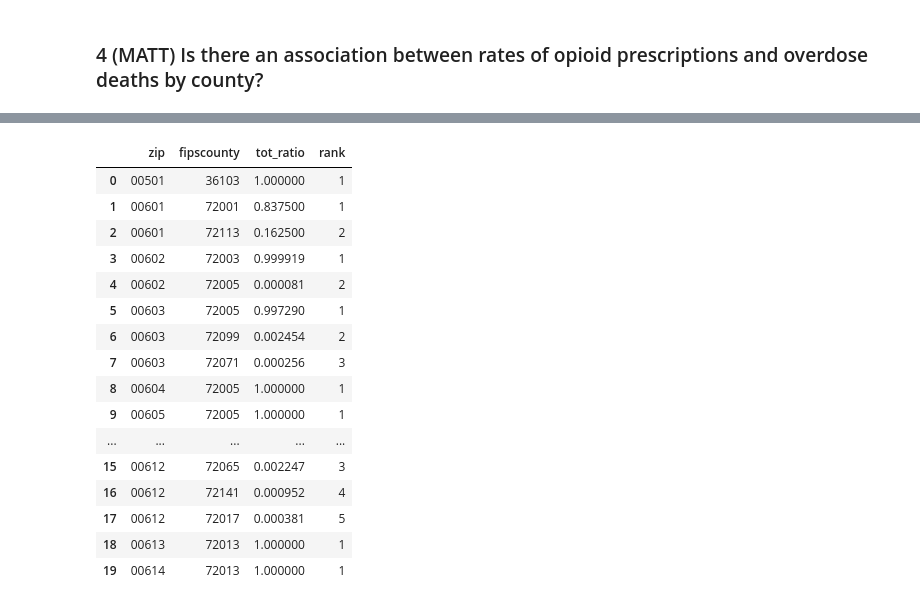
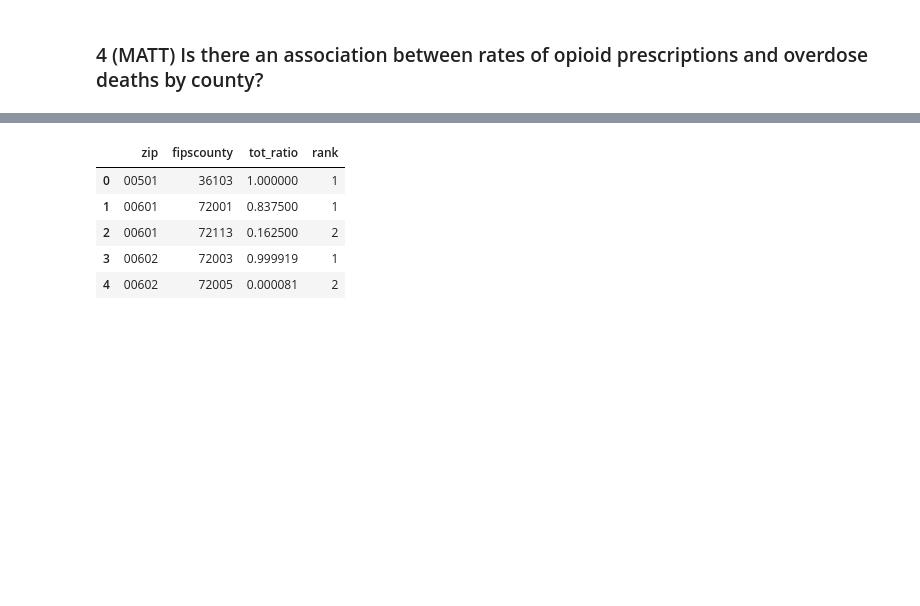
Before and after one commit to nss-data-science-cohort-4/sql_rx_project-mmm, a Jupyter notebook: sql_rx_parker.ipynb, the cells around one changed output, grey strips where cells are left out. Drawn from its saved outputs; the diff is of its cells as text; code cells hidden in the pictures; blank space fills up the shorter version.

```diff
--- a/sql_rx_parker.ipynb
+++ b/sql_rx_parker.ipynb
@@ -44,34 +46,22 @@ claims_per_generic
 # %%
 #Find Counties by Zip Code
 #!!! Need to window to find max tot_ratio per zip code
 query = '''
 SELECT zip, fipscounty, tot_ratio
     , RANK() OVER(PARTITION BY zip ORDER BY tot_ratio DESC) AS rank
 FROM zip_fips
-ORDER BY zip
-LIMIT 20;
+ORDER BY zip;
 '''
 
-claims_per_generic = pd.read_sql(query, con = engine)
-claims_per_generic
+zip_counties = pd.read_sql(query, con = engine)
+zip_counties.head()
 # %% [output]
 |  | zip | fipscounty | tot_ratio | rank |
 | 0 | 00501 | 36103 | 1.000000 | 1 |
 | 1 | 00601 | 72001 | 0.837500 | 1 |
 | 2 | 00601 | 72113 | 0.162500 | 2 |
 | 3 | 00602 | 72003 | 0.999919 | 1 |
 | 4 | 00602 | 72005 | 0.000081 | 2 |
-| 5 | 00603 | 72005 | 0.997290 | 1 |
-| 6 | 00603 | 72099 | 0.002454 | 2 |
-| 7 | 00603 | 72071 | 0.000256 | 3 |
-| 8 | 00604 | 72005 | 1.000000 | 1 |
-| 9 | 00605 | 72005 | 1.000000 | 1 |
-| ... | ... | ... | ... | ... |
-| 15 | 00612 | 72065 | 0.002247 | 3 |
-| 16 | 00612 | 72141 | 0.000952 | 4 |
-| 17 | 00612 | 72017 | 0.000381 | 5 |
-| 18 | 00613 | 72013 | 1.000000 | 1 |
-| 19 | 00614 | 72013 | 1.000000 | 1 |
 # %%
 #Overdose deaths per county per year
 query = '''
```
Also changed, not shown: parts of 9 cells of this notebook.
